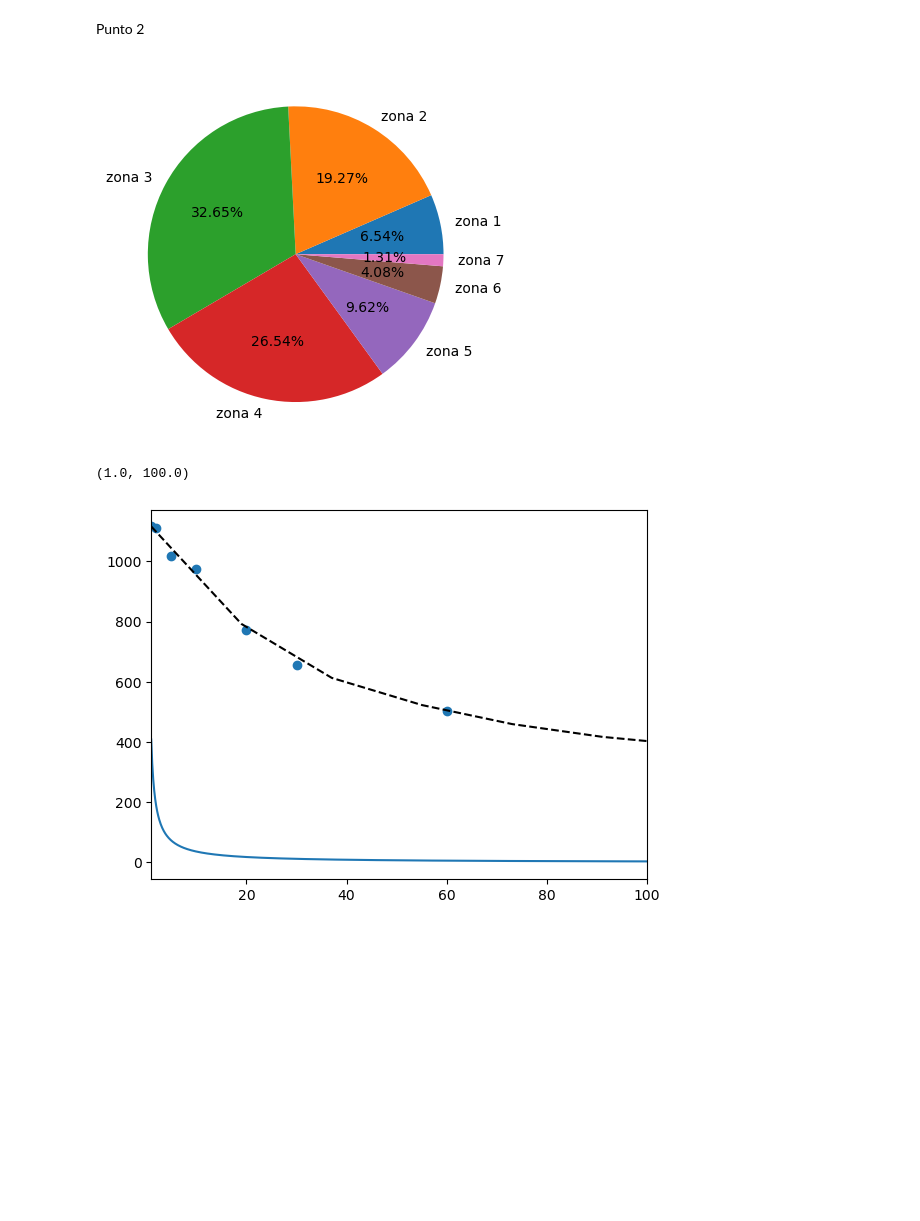
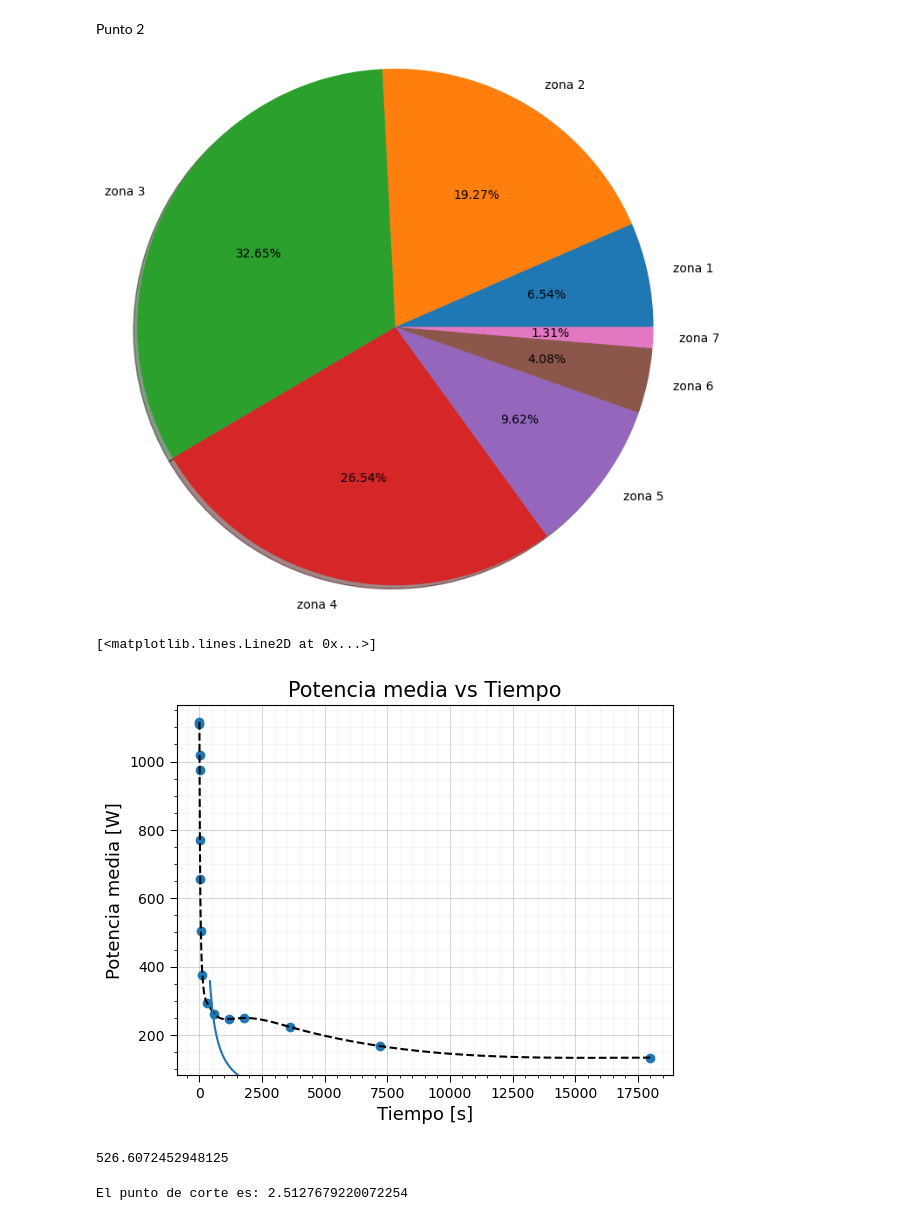
Before and after one commit to QuantumPower4/JuanGuzman-JhonAlex-HerraCompu-202302, a Jupyter notebook: Proyecto/Proyecto_JuanGuzman_JhonMontealegre.ipynb, the cells around one changed output. Saved outputs shown, nothing was run; the diff lists cells and outputs as text; code cells hidden in the pictures; blank space fills up the shorter version.

```diff
--- a/Proyecto/Proyecto_JuanGuzman_JhonMontealegre.ipynb
+++ b/Proyecto/Proyecto_JuanGuzman_JhonMontealegre.ipynb
@@ -173,11 +197,10 @@ zona7_porcentaje = 100 * zona7_filas/DataFrame2.shape[0]
 # %%
 porcentajes = np.array([zona1_porcentaje, zona2_porcentaje, zona3_porcentaje,
                         zona4_porcentaje, zona5_porcentaje, zona6_porcentaje,
                         zona7_porcentaje])
 
 labels = "zona 1", "zona 2", "zona 3", "zona 4", "zona 5", "zona 6", "zona 7"
-
-plt.pie(porcentajes,autopct='%1.2f%%',labels=labels)
+plt.pie(porcentajes,autopct='%1.2f%%',labels=labels,radius=2,shadow=True)
 plt.show()
 # %% [output]
-[figure, old version]
+[figure, new version]
@@ -185,18 +210,20 @@ plt.show()
 p_media = np.array(DataFrame3["Power [W]"])
 time = np.array(DataFrame3["Time [s]"])
 
-itp_spline = scipy.interpolate.splrep(time, p_media, k=3)
+spline = scipy.interpolate.CubicSpline(time,p_media)
 
 x_new = np.linspace(time[0],time[-1],1000)
-y_new = scipy.interpolate.splev(x_new, tck=itp_spline)
+y_new = spline(x_new)
 
 plt.scatter(time,p_media)
 plt.plot(x_new,y_new,color="black",linestyle="--")
+formato_grafica("Potencia media vs Tiempo","Tiempo [s]","Potencia media [W]")
 
-tiempos = np.linspace(1,10000,100000)
-plt.plot(tiempos,P_leggs2(tiempos),label="{0}".format(primera_grafica["Nombre del puerto"][0]))
+tiempos1_new = np.linspace(420,3600,100)
+tiempos2_new = np.linspace(1200,3600,100)
 
-plt.xlim(1,100)
+plt.plot(tiempos1_new,P_leggs1(tiempos1_new),label="{0}".format(primera_grafica["Nombre del puerto"][0]))
+#plt.plot(tiempos2_new,P_leggs2(tiempos2_new),label="{0}".format(primera_grafica["Nombre del puerto"][0]))
 # %% [output]
-(1.0, 100.0)
+[<matplotlib.lines.Line2D at 0x...>]
-[figure, old version]
+[figure, new version]
@@ -203,2 +240,32 @@ plt.xlim(1,100)
+# %%
+punto_de_corte
+# %% [output]
+526.6072452948125
+# %%
+import numpy as np
+from scipy.interpolate import CubicSpline
+from scipy.optimize import brentq
+
+# Define tu función
+def f(x):
+    return x**2 - 4
+
+# Define los puntos de control para el spline cúbico
+x_points = np.array([0, 1, 2, 3, 4])
+y_points = np.array([0, 1, 3, 1, 0])
+
+# Crea el spline cúbico
+spline = CubicSpline(x_points, y_points)
+
+# Define una función que represente la diferencia entre la función y el spline
+def diff_function(x):
+    return f(x) - spline(x)
+
+# Encuentra el punto de corte utilizando brentq para encontrar la raíz de la función de diferencia
+punto_de_corte = brentq(diff_function, 0, 4)  # Especifica el intervalo de búsqueda
+
+print("El punto de corte es:", punto_de_corte)
+# %% [output]
+El punto de corte es: 2.5127679220072254
 # %%
 figure, ax = plt.subplots(figsize=(15,5))
```
Also changed, not shown: parts of 14 cells of this notebook.
